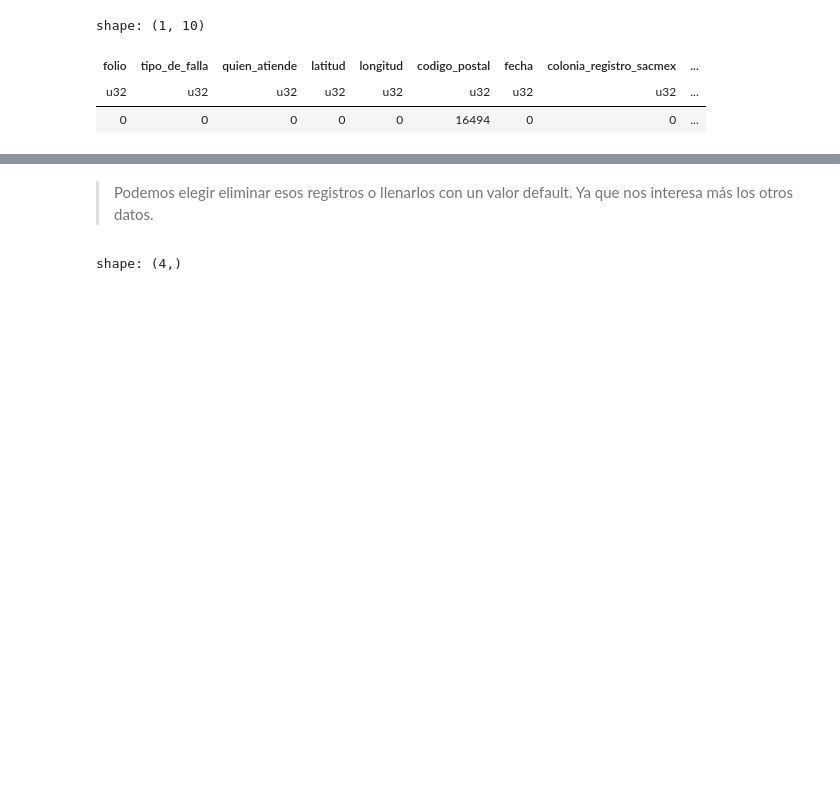
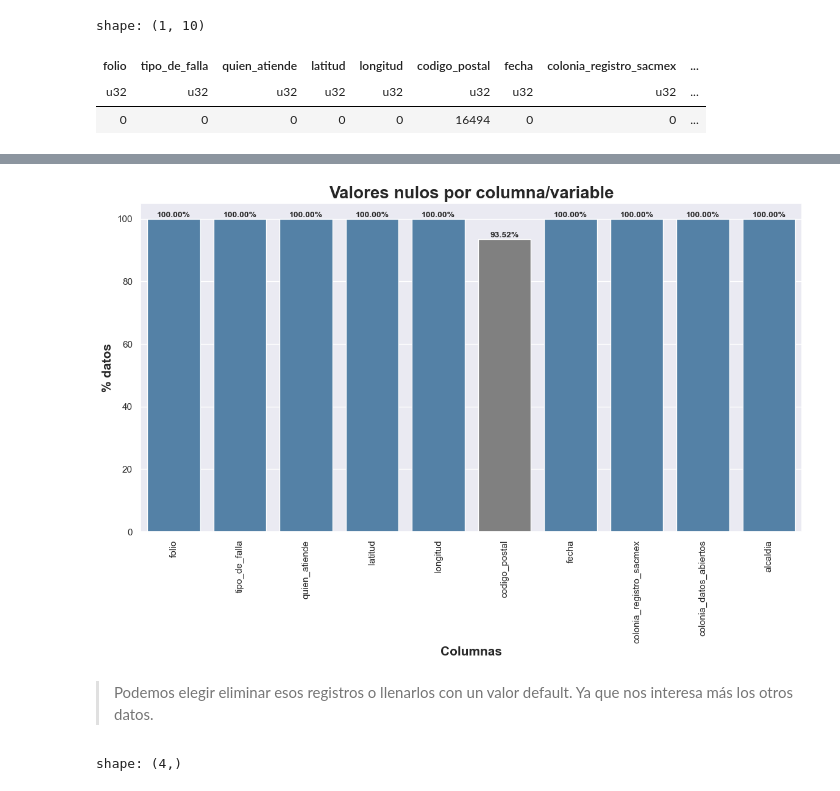
Before and after one commit to kiramishima/fugas-de-agua-cdmx, a Jupyter notebook: Notebooks/analisis-exploratorio-historico.ipynb, the cells around one changed output, grey strips where cells are left out. Cells and saved outputs as stored; diff of their text form; code cells hidden in the pictures; blank space fills up the shorter version.

```diff
--- a/Notebooks/analisis-exploratorio-historico.ipynb
+++ b/Notebooks/analisis-exploratorio-historico.ipynb
@@ -65,0 +100,17 @@ shape: (1, 1)
+# %%
+total_records = df_hist_cast.shape[0]
+df_nulos = df_hist_cast.select(
+    (100 - (pl.col("folio").null_count()/total_records * 100).round(2)).alias('folio'),
+    (100 - (pl.col("tipo_de_falla").null_count()/total_records * 100).round(2)).alias('tipo_de_falla'),
+    (100 - (pl.col("quien_atiende").null_count()/total_records * 100).round(2)).alias('quien_atiende'),
+    (100 - (pl.col("latitud").null_count()/total_records * 100).round(2)).alias('latitud'),
+    (100 - (pl.col("longitud").null_count()/total_records * 100).round(2)).alias('longitud'),
+    (100 - (pl.col('codigo_postal').null_count()/total_records * 100).round(2)).alias('codigo_postal'),
+    (100 - (pl.col("fecha").null_count()/total_records * 100).round(2)).alias('fecha'),
+    (100 - (pl.col("colonia_registro_sacmex").null_count()/total_records * 100).round(2)).alias('colonia_registro_sacmex'),
+    (100 - (pl.col("colonia_datos_abiertos").null_count()/total_records * 100).round(2)).alias('colonia_datos_abiertos'),
+    (100 - (pl.col("alcaldia").null_count()/total_records * 100).round(2)).alias('alcaldia')
+)
+# %%
+data_nulls = pl.DataFrame({'columns': df_nulos.columns, 'values': df_nulos.to_numpy()[0]})
+data_nulls
@@ -66,3 +131,17 @@ shape: (1, 1)
+# %%
+fig, ax = plt.subplots(figsize=(14, 7))
+barplot = sns.barplot(data=data_nulls, x='columns', y='values', hue='values', ax=ax, legend=False, palette=['gray', 'steelblue'])
+ax.tick_params(axis='x', rotation=90)
+ax.set_xlabel('Columnas', fontsize=15, fontweight="bold")
+ax.set_ylabel('% datos', fontsize=15, fontweight="bold")
+ax.set_title('Valores nulos por columna/variable', fontsize=20, fontweight="bold")
+
+for i in ax.containers:
+    ax.bar_label(i, fmt='%.2f%%', fontsize=10, fontweight="bold")
+
+plt.show()
+# %% [output]
+[figure, added]
 # %% [markdown]
 > Podemos elegir eliminar esos registros o llenarlos con un valor default. Ya que nos interesa más los otros datos.
 # %%
```
Also changed, not shown: parts of 19 cells of this notebook, 9 other files.
